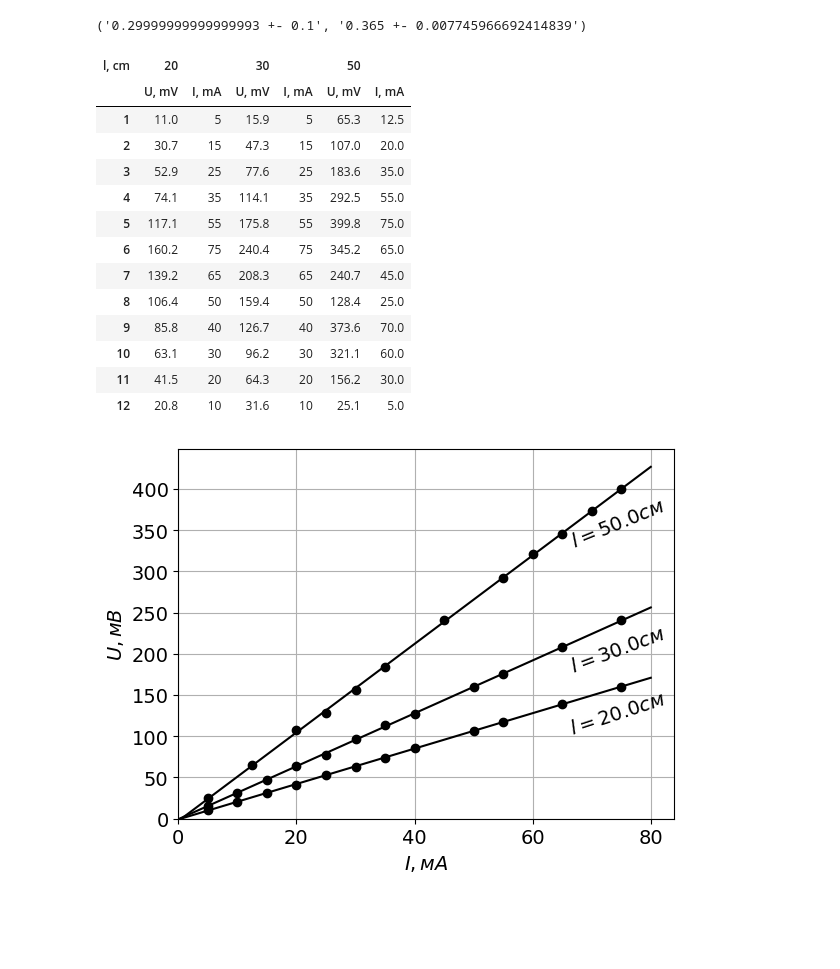
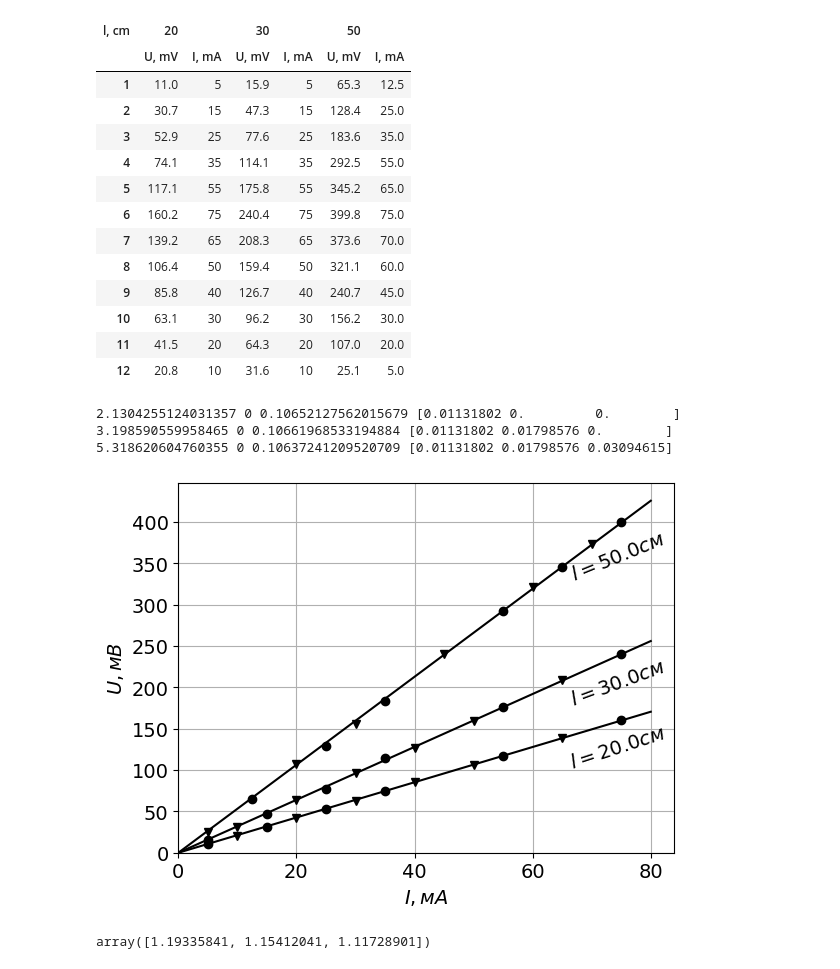
Before and after one commit to DeSpecTDr/my-mipt-labs, a Jupyter notebook: labs/lab111/111.ipynb, the cells around one changed output. Cells and saved outputs as stored; diff of their text form; code cells hidden in the pictures; blank space fills up the shorter version.

```diff
--- a/labs/lab111/111.ipynb
+++ b/labs/lab111/111.ipynb
@@ -6,8 +8,8 @@ plt.rcParams.update({'font.size': 14})
 # %%
-def calc_std(data, instr=0):
-    return f"{np.mean(data)} +- {np.sqrt(np.std(data)**2+instr**2)}"
+# def calc_std(data, instr=0):
+#     return np.mean(data), np.sqrt(np.std(data)**2+instr**2)
 
-wiredata = pd.read_csv("wiredata.csv", header=None).to_numpy()
-(calc_std(wiredata[0], 0.1), calc_std(wiredata[1], 0.005))
+# (calc_std(wiredata[0], 0.1), calc_std(wiredata[1], 0.005))
+
+# dmicro, deltadmirco = calc_std(wiredata[1], 0.005)
+# dmicro, deltadmirco
-# %% [output]
-('0.29999999999999993 +- 0.1', '0.365 +- 0.007745966692414839')
@@ -14,22 +26,22 @@ wiredata = pd.read_csv("wiredata.csv", header=None).to_numpy()
 # %%
-l = [20, 30, 50]
-cols = pd.MultiIndex.from_product([l, ['U, mV', 'I, mA']], names=['l, cm', None])
+l = np.array([20, 30, 50])
+dl = 0.2
 data = pd.read_csv("data.csv", header=None)
-data.columns = cols
+data.columns = pd.MultiIndex.from_product([l, ['U, mV', 'I, mA']], names=['l, cm', None])
 data.index = np.arange(1, 13)
 data
 # %% [output]
 | l, cm | 20 |  | 30 |  | 50 |  |
 |  | U, mV | I, mA | U, mV | I, mA | U, mV | I, mA |
 | 1 | 11.0 | 5 | 15.9 | 5 | 65.3 | 12.5 |
-| 2 | 30.7 | 15 | 47.3 | 15 | 107.0 | 20.0 |
+| 2 | 30.7 | 15 | 47.3 | 15 | 128.4 | 25.0 |
 | 3 | 52.9 | 25 | 77.6 | 25 | 183.6 | 35.0 |
 | 4 | 74.1 | 35 | 114.1 | 35 | 292.5 | 55.0 |
-| 5 | 117.1 | 55 | 175.8 | 55 | 399.8 | 75.0 |
-| 6 | 160.2 | 75 | 240.4 | 75 | 345.2 | 65.0 |
-| 7 | 139.2 | 65 | 208.3 | 65 | 240.7 | 45.0 |
-| 8 | 106.4 | 50 | 159.4 | 50 | 128.4 | 25.0 |
-| 9 | 85.8 | 40 | 126.7 | 40 | 373.6 | 70.0 |
-| 10 | 63.1 | 30 | 96.2 | 30 | 321.1 | 60.0 |
-| 11 | 41.5 | 20 | 64.3 | 20 | 156.2 | 30.0 |
+| 5 | 117.1 | 55 | 175.8 | 55 | 345.2 | 65.0 |
+| 6 | 160.2 | 75 | 240.4 | 75 | 399.8 | 75.0 |
+| 7 | 139.2 | 65 | 208.3 | 65 | 373.6 | 70.0 |
+| 8 | 106.4 | 50 | 159.4 | 50 | 321.1 | 60.0 |
+| 9 | 85.8 | 40 | 126.7 | 40 | 240.7 | 45.0 |
+| 10 | 63.1 | 30 | 96.2 | 30 | 156.2 | 30.0 |
+| 11 | 41.5 | 20 | 64.3 | 20 | 107.0 | 20.0 |
 | 12 | 20.8 | 10 | 31.6 | 10 | 25.1 | 5.0 |
@@ -36,20 +79,42 @@ data
 # %%
-npdata = data.to_numpy().T
+dataT = data.to_numpy()
+npdata = dataT.T
 gen = iter(npdata)
 plt.xlabel("$I, мА$")
 plt.ylabel("$U, мВ$")
 plt.grid()
+Rprime = np.array([0.0]*3)
+dR = np.array([0.0]*3)
+rho = []
 for i, (U, I) in enumerate(zip(gen, gen)):
-    k, b = np.polyfit(I, U, 1)
+    # dU = 0.0003 * U + 4 * 0.1
+    # k, b = np.polyfit(I, U, 1)
+    k = get_R(I, U)
+    b = 0
+    Rprime[i] = k
+    dR[i] = (1/(len(Rprime)-1)*(sum(U*U)/sum(I*I)-(sum(I * U) / sum(I**2))**2))**0.5
+    print(k, b, k / l[i], dR)
+    # rho.append(k * S/l[i])
     x = np.array([0, 80])
     y = x * k + b
-    plt.plot(I, U, 'ok')
+    plt.plot(I[:6], U[:6], 'ok')
+    plt.plot(I[6:], U[6:], 'vk')
+    # plt.errorbar(I, U, xerr=dI, yerr=dU, fmt=',k')
     plt.plot(x, y, 'k')
     ang = np.arctan(k) * 16
     plt.text(I.max()-9, U.max()*0.95-50, f"$l={l[i]:.1f} см$", rotation=ang)
+# plt.plot(x, x * R_chi)
 plt.xlim(0)
 plt.ylim(0)
 plt.savefig('plot.svg')
 # plt.plot(npdata[0][:8], npdata[1][:8])
+R = Rprime * (1 + Rprime / 10e7)
+rho = R * S / l / 100 / 100 * 1e6
+drho = rho * ((dR/R)**2+(dS/S)**2+(dl/l)**2)**0.5
+rho_mean = np.mean(rho)
+drho_mean = sum(drho**2)**0.5/3
 # %% [output]
+2.1304255124031357 0 0.10652127562015679 [0.01131802 0.         0.        ]
+3.198590559958465 0 0.10661968533194884 [0.01131802 0.01798576 0.        ]
+5.318620604760355 0 0.10637241209520709 [0.01131802 0.01798576 0.03094615]
 [figure]
@@ -55,0 +132,6 @@ plt.savefig('plot.svg')
+# %%
+R_most = np.array([2.281, 3.309, 5.339])
+rho_most = R_most * S / l / 100 / 100 * 1e6
+rho_most
+# %% [output]
+array([1.19335841, 1.15412041, 1.11728901])
```
Also changed, not shown: parts of 6 cells of this notebook, 7 other files.
